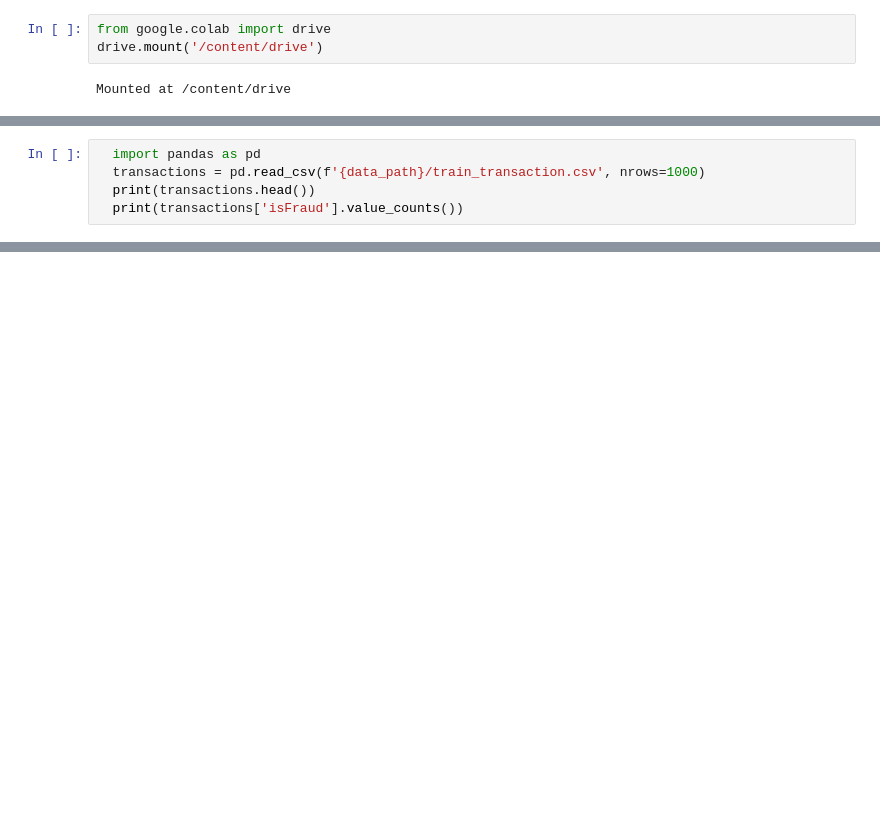
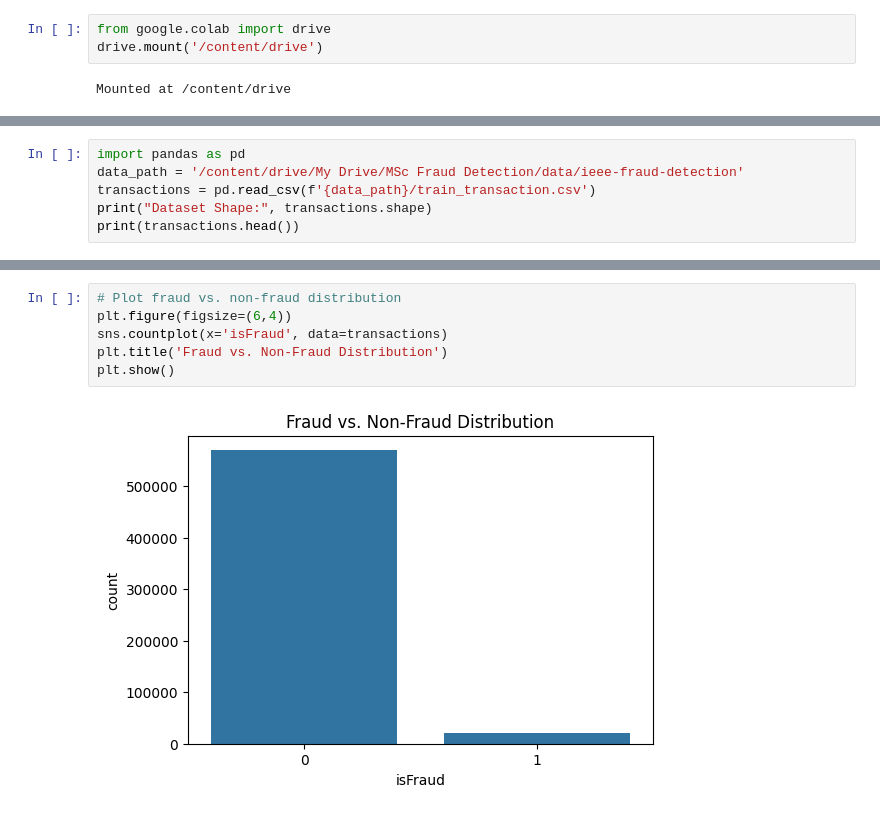
Before and after one commit to VarunPrabaharan16/MSc-Fraud-Detection, a Jupyter notebook: notebooks/eda.ipynb, the cells around one changed output, grey strips where cells are left out. Cells and saved outputs as stored; diff of their text form; blank space fills up the shorter version.

Commit message:
Code file for Exploratory Data Analysis

```diff
--- a/notebooks/eda.ipynb
+++ b/notebooks/eda.ipynb
@@ -14,6 +19,7 @@ print(os.listdir(data_path))
 # %%
-  import pandas as pd
-  transactions = pd.read_csv(f'{data_path}/train_transaction.csv', nrows=1000)
-  print(transactions.head())
-  print(transactions['isFraud'].value_counts())
+import pandas as pd
+data_path = '/content/drive/My Drive/MSc Fraud Detection/data/ieee-fraud-detection'
+transactions = pd.read_csv(f'{data_path}/train_transaction.csv')
+print("Dataset Shape:", transactions.shape)
+print(transactions.head())
 # %% [output]
@@ -36,0 +99,8 @@ Name: count, dtype: int64
+# %%
+# Plot fraud vs. non-fraud distribution
+plt.figure(figsize=(6,4))
+sns.countplot(x='isFraud', data=transactions)
+plt.title('Fraud vs. Non-Fraud Distribution')
+plt.show()
+# %% [output]
+[figure, added]
```
Also changed, not shown: parts of 15 cells of this notebook.
